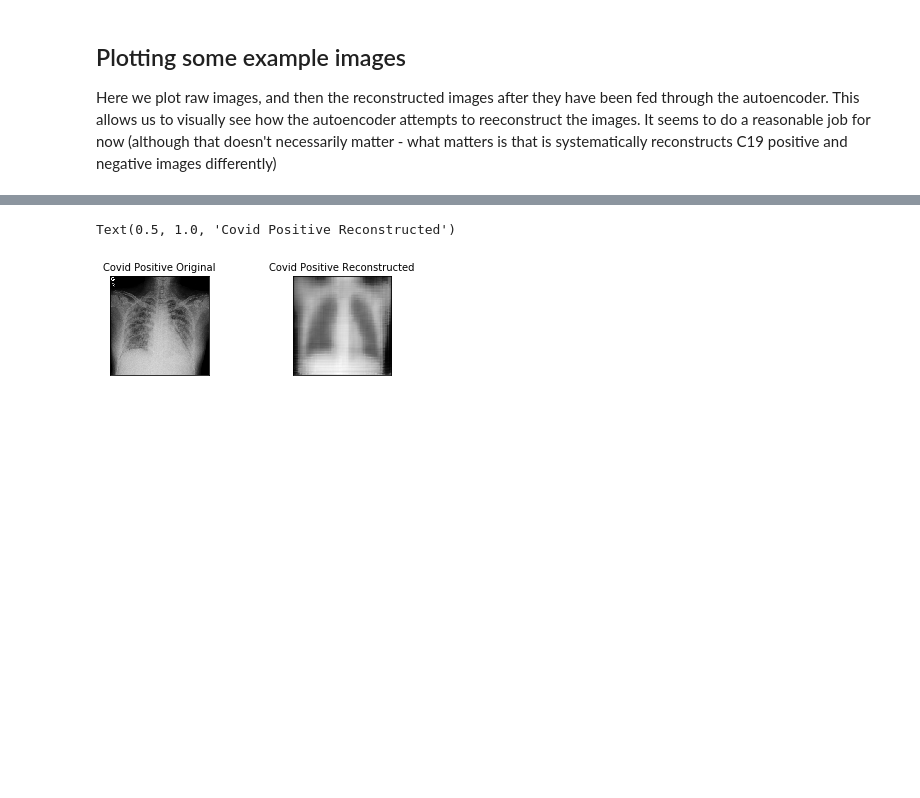
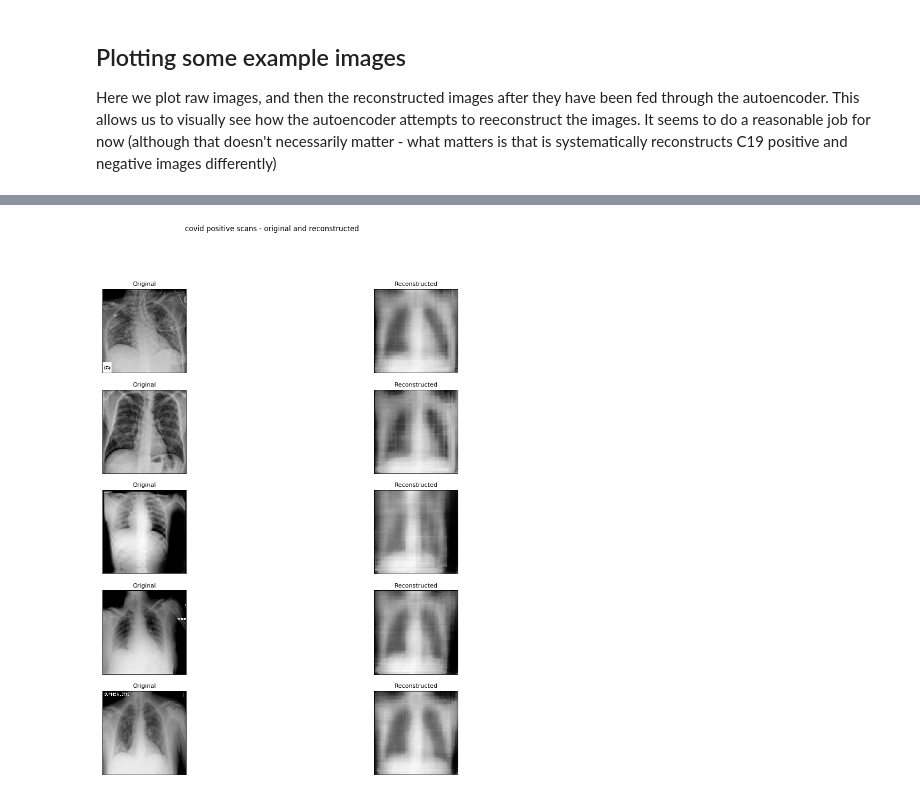
Before and after one commit to Alex-Hall-Data/covid19-anomaly-detection, a Jupyter notebook: c19-autoencoder.ipynb, the cells around one changed output, grey strips where cells are left out. Drawn from its saved outputs; the diff is of its cells as text; code cells hidden in the pictures; blank space fills up the shorter version.

```diff
--- a/c19-autoencoder.ipynb
+++ b/c19-autoencoder.ipynb
@@ -258,21 +267,4 @@ Text(0.5, 1.0, 'Covid Negative Reconstructed')
-# %%
-positive_example = random.randint(0,len(positive_predictions)-1)
-
-ax = plt.subplot(2, 2, 1)
-plt.imshow(np.squeeze(test_positive_generator[positive_example][0][0]))
-plt.gray()
-ax.get_xaxis().set_visible(False)
-ax.get_yaxis().set_visible(False)
-ax.set_title("Covid Positive Original" , fontsize=10)
-
-#display encoded image
-ax = plt.subplot(2, 2, 2)
-plt_img = negative_predictions[positive_example]
-grey=np.squeeze(positive_predictions[positive_example]*255)
-plt.imshow(grey)
-ax.get_xaxis().set_visible(False)
-ax.get_yaxis().set_visible(False)
-ax.set_title("Covid Positive Reconstructed" , fontsize=10)
-# %% [output]
-Text(0.5, 1.0, 'Covid Positive Reconstructed')
-[figure, removed]
+# %%
+plot_examples(test_positive_generator, positive_predictions, "covid positive scans - original and reconstructed")
+# %% [output]
+[figure, added]
```
Also changed, not shown: parts of 1 cell of this notebook.
